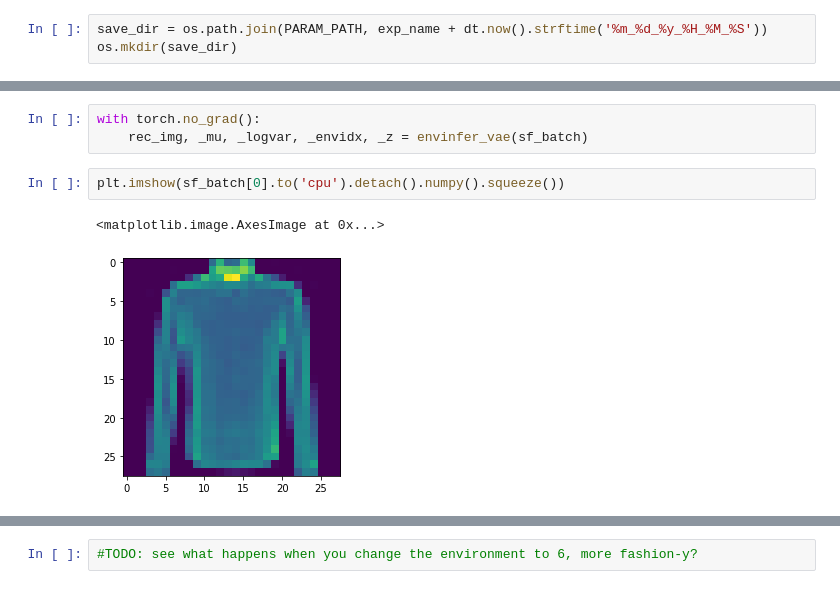
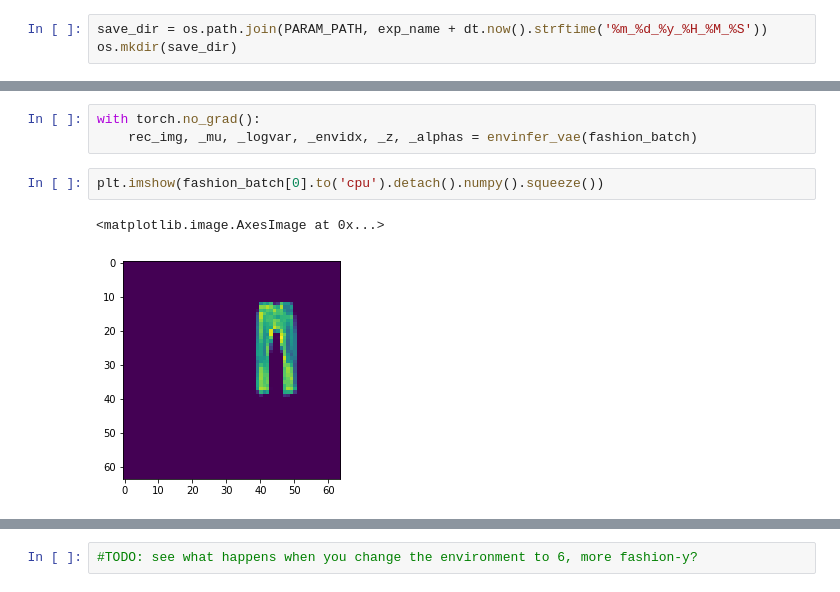
Before and after one commit to oliveradk/cult, a Jupyter notebook: 03a_core.train.ipynb, the cells around one changed output, grey strips where cells are left out. Drawn from its saved outputs; the diff is of its cells as text.

```diff
--- a/03a_core.train.ipynb
+++ b/03a_core.train.ipynb
@@ -390,11 +386,11 @@ envinfer_vae.latent_masks
 # %%
 with torch.no_grad():
-    rec_img, _mu, _logvar, _envidx, _z = envinfer_vae(sf_batch)
+    rec_img, _mu, _logvar, _envidx, _z, _alphas = envinfer_vae(fashion_batch)
 # %%
-plt.imshow(sf_batch[0].to('cpu').detach().numpy().squeeze())
+plt.imshow(fashion_batch[0].to('cpu').detach().numpy().squeeze())
 # %% [output]
 <matplotlib.image.AxesImage at 0x...>
-[figure, old version]
+[figure, new version]
 # %%
 plt.imshow(rec_img[0].to('cpu').detach().numpy().squeeze())
 # %% [output]
```
Also changed, not shown: parts of 38 cells of this notebook.
